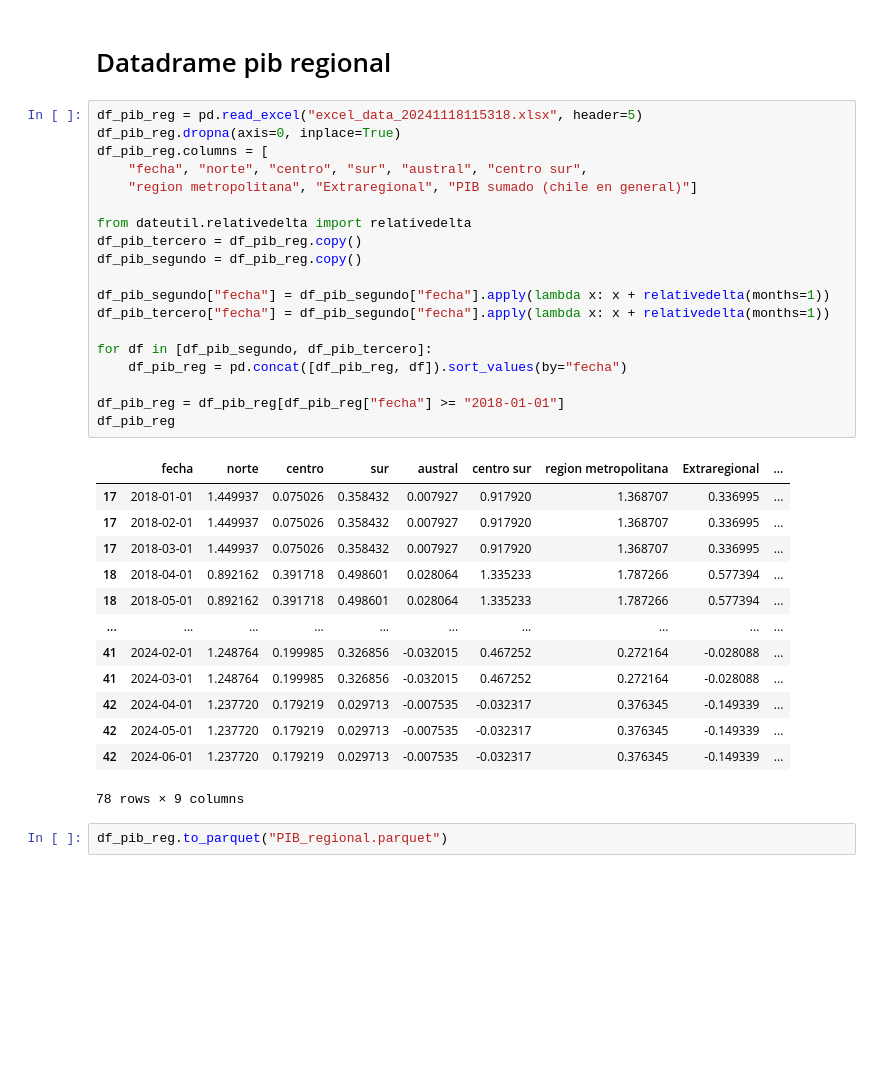
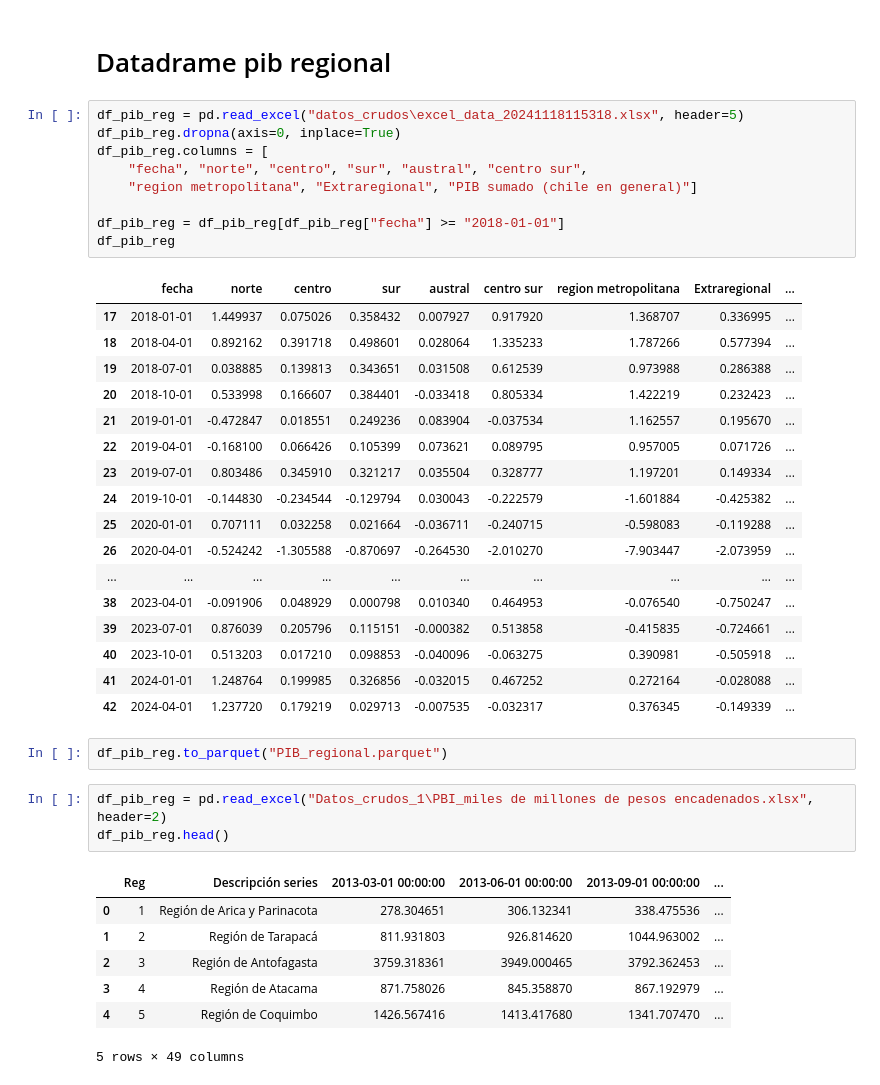
Before and after one commit to josegdotcom/imt2200-actividad-2024, a Jupyter notebook: datos de economia/creacion_de_la_base_datos_economia.ipynb, the cells around one changed output. Cells and saved outputs as stored; diff of their text form; blank space fills up the shorter version.

```diff
--- a/datos de economia/creacion_de_la_base_datos_economia.ipynb
+++ b/datos de economia/creacion_de_la_base_datos_economia.ipynb
@@ -444,37 +406,42 @@ df_economia.to_parquet('DataFrames_economia.parquet')
 # %% [markdown]
 # Datadrame pib regional
 # %%
-df_pib_reg = pd.read_excel("excel_data_20241118115318.xlsx", header=5)
+df_pib_reg = pd.read_excel("datos_crudos\excel_data_20241118115318.xlsx", header=5)
 df_pib_reg.dropna(axis=0, inplace=True)
 df_pib_reg.columns = [
     "fecha", "norte", "centro", "sur", "austral", "centro sur",
     "region metropolitana", "Extraregional", "PIB sumado (chile en general)"]
 
-from dateutil.relativedelta import relativedelta
-df_pib_tercero = df_pib_reg.copy()
-df_pib_segundo = df_pib_reg.copy()
-
-df_pib_segundo["fecha"] = df_pib_segundo["fecha"].apply(lambda x: x + relativedelta(months=1))
-df_pib_tercero["fecha"] = df_pib_segundo["fecha"].apply(lambda x: x + relativedelta(months=1))
-
-for df in [df_pib_segundo, df_pib_tercero]:
-    df_pib_reg = pd.concat([df_pib_reg, df]).sort_values(by="fecha")
-
 df_pib_reg = df_pib_reg[df_pib_reg["fecha"] >= "2018-01-01"]
 df_pib_reg
 # %% [output]
 |  | fecha | norte | centro | sur | austral | centro sur | region metropolitana | Extraregional | ... |
 | 17 | 2018-01-01 | 1.449937 | 0.075026 | 0.358432 | 0.007927 | 0.917920 | 1.368707 | 0.336995 | ... |
-| 17 | 2018-02-01 | 1.449937 | 0.075026 | 0.358432 | 0.007927 | 0.917920 | 1.368707 | 0.336995 | ... |
-| 17 | 2018-03-01 | 1.449937 | 0.075026 | 0.358432 | 0.007927 | 0.917920 | 1.368707 | 0.336995 | ... |
 | 18 | 2018-04-01 | 0.892162 | 0.391718 | 0.498601 | 0.028064 | 1.335233 | 1.787266 | 0.577394 | ... |
-| 18 | 2018-05-01 | 0.892162 | 0.391718 | 0.498601 | 0.028064 | 1.335233 | 1.787266 | 0.577394 | ... |
+| 19 | 2018-07-01 | 0.038885 | 0.139813 | 0.343651 | 0.031508 | 0.612539 | 0.973988 | 0.286388 | ... |
+| 20 | 2018-10-01 | 0.533998 | 0.166607 | 0.384401 | -0.033418 | 0.805334 | 1.422219 | 0.232423 | ... |
+| 21 | 2019-01-01 | -0.472847 | 0.018551 | 0.249236 | 0.083904 | -0.037534 | 1.162557 | 0.195670 | ... |
+| 22 | 2019-04-01 | -0.168100 | 0.066426 | 0.105399 | 0.073621 | 0.089795 | 0.957005 | 0.071726 | ... |
+| 23 | 2019-07-01 | 0.803486 | 0.345910 | 0.321217 | 0.035504 | 0.328777 | 1.197201 | 0.149334 | ... |
+| 24 | 2019-10-01 | -0.144830 | -0.234544 | -0.129794 | 0.030043 | -0.222579 | -1.601884 | -0.425382 | ... |
+| 25 | 2020-01-01 | 0.707111 | 0.032258 | 0.021664 | -0.036711 | -0.240715 | -0.598083 | -0.119288 | ... |
+| 26 | 2020-04-01 | -0.524242 | -1.305588 | -0.870697 | -0.264530 | -2.010270 | -7.903447 | -2.073959 | ... |
 | ... | ... | ... | ... | ... | ... | ... | ... | ... | ... |
-| 41 | 2024-02-01 | 1.248764 | 0.199985 | 0.326856 | -0.032015 | 0.467252 | 0.272164 | -0.028088 | ... |
-| 41 | 2024-03-01 | 1.248764 | 0.199985 | 0.326856 | -0.032015 | 0.467252 | 0.272164 | -0.028088 | ... |
+| 38 | 2023-04-01 | -0.091906 | 0.048929 | 0.000798 | 0.010340 | 0.464953 | -0.076540 | -0.750247 | ... |
+| 39 | 2023-07-01 | 0.876039 | 0.205796 | 0.115151 | -0.000382 | 0.513858 | -0.415835 | -0.724661 | ... |
+| 40 | 2023-10-01 | 0.513203 | 0.017210 | 0.098853 | -0.040096 | -0.063275 | 0.390981 | -0.505918 | ... |
+| 41 | 2024-01-01 | 1.248764 | 0.199985 | 0.326856 | -0.032015 | 0.467252 | 0.272164 | -0.028088 | ... |
 | 42 | 2024-04-01 | 1.237720 | 0.179219 | 0.029713 | -0.007535 | -0.032317 | 0.376345 | -0.149339 | ... |
-| 42 | 2024-05-01 | 1.237720 | 0.179219 | 0.029713 | -0.007535 | -0.032317 | 0.376345 | -0.149339 | ... |
-| 42 | 2024-06-01 | 1.237720 | 0.179219 | 0.029713 | -0.007535 | -0.032317 | 0.376345 | -0.149339 | ... |
-78 rows × 9 columns
 # %%
 df_pib_reg.to_parquet("PIB_regional.parquet")
+# %%
+df_pib_reg = pd.read_excel("Datos_crudos_1\PBI_miles de millones de pesos encadenados.xlsx", header=2)
+df_pib_reg.head()
+# %% [output]
+|  | Reg | Descripción series | 2013-03-01 00:00:00 | 2013-06-01 00:00:00 | 2013-09-01 00:00:00 | ... |
+| 0 | 1 | Región de Arica y Parinacota | 278.304651 | 306.132341 | 338.475536 | ... |
+| 1 | 2 | Región de Tarapacá | 811.931803 | 926.814620 | 1044.963002 | ... |
+| 2 | 3 | Región de Antofagasta | 3759.318361 | 3949.000465 | 3792.362453 | ... |
+| 3 | 4 | Región de Atacama | 871.758026 | 845.358870 | 867.192979 | ... |
+| 4 | 5 | Región de Coquimbo | 1426.567416 | 1413.417680 | 1341.707470 | ... |
+5 rows × 49 columns
```
Also changed, not shown: parts of 18 cells of this notebook, 55 other files.
